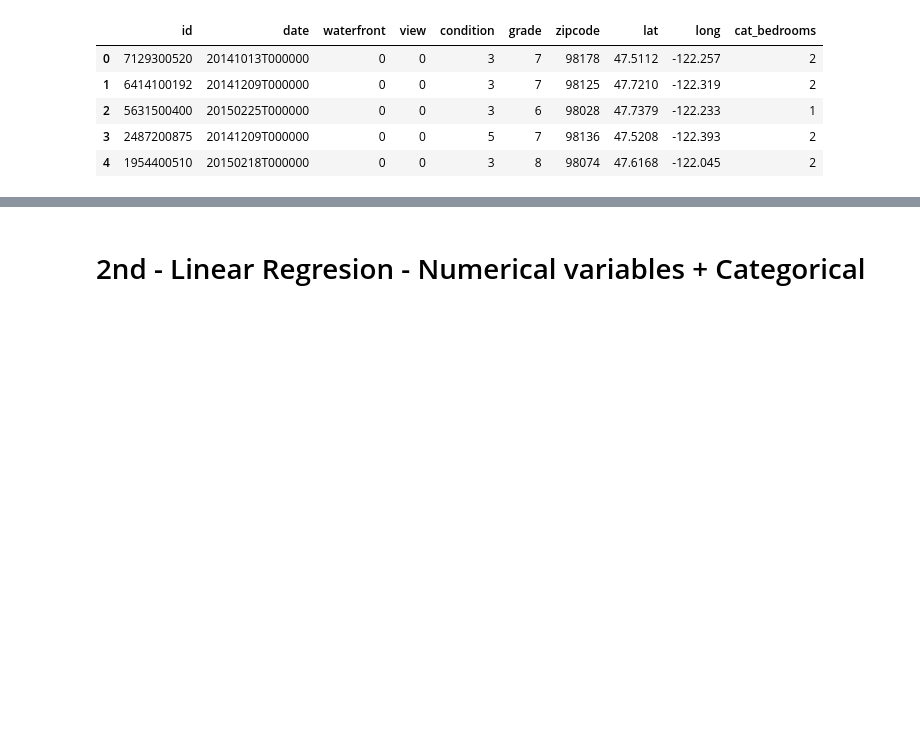
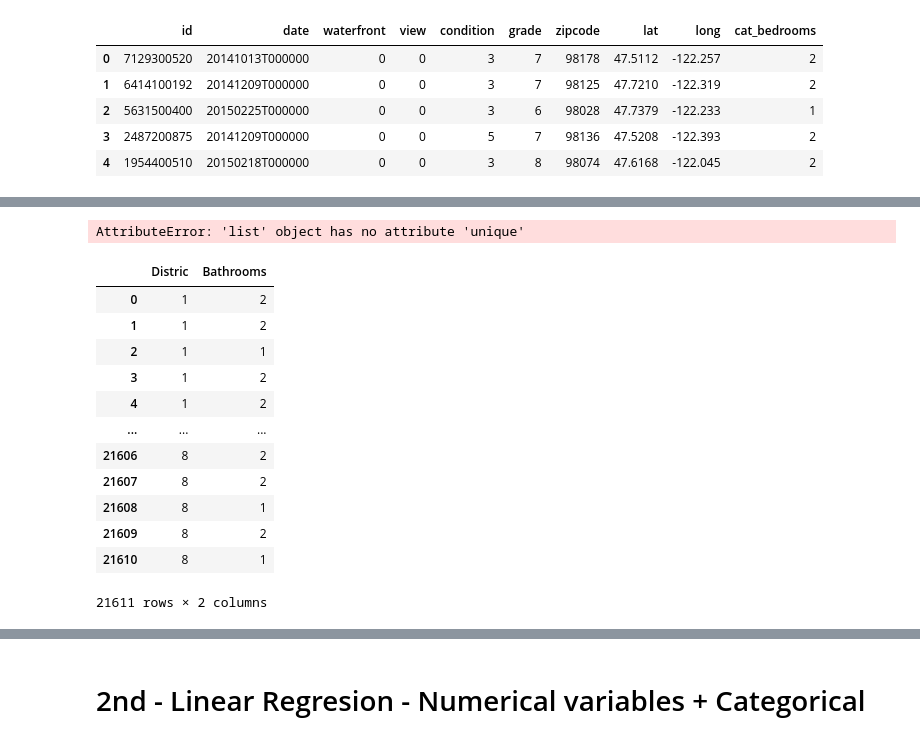
Before and after one commit to fprieto8111/MidTermProject, a Jupyter notebook: MidTermProject.ipynb, the cells around one changed output, grey strips where cells are left out. Drawn from its saved outputs; the diff is of its cells as text; code cells hidden in the pictures; blank space fills up the shorter version.

```diff
--- a/MidTermProject.ipynb
+++ b/MidTermProject.ipynb
@@ -471,0 +541,4 @@ categorical.head()
+# %%
+cat_bed.unique()
+# %% [output]
+AttributeError: 'list' object has no attribute 'unique'
@@ -472,3 +561,20 @@ categorical.head()
+# %%
+yas = pd.get_dummies(df_hot, drop_first=True)
+yas
+# %% [output]
+|  | Distric | Bathrooms |
+| 0 | 1 | 2 |
+| 1 | 1 | 2 |
+| 2 | 1 | 1 |
+| 3 | 1 | 2 |
+| 4 | 1 | 2 |
+| ... | ... | ... |
+| 21606 | 8 | 2 |
+| 21607 | 8 | 2 |
+| 21608 | 8 | 1 |
+| 21609 | 8 | 2 |
+| 21610 | 8 | 1 |
+21611 rows × 2 columns
 # %%
 categorical = categorical.drop(["id", "date"], axis=1)
 categorical["Distric"] = df_district["Distric"]
```
Also changed, not shown: parts of 45 cells of this notebook.
